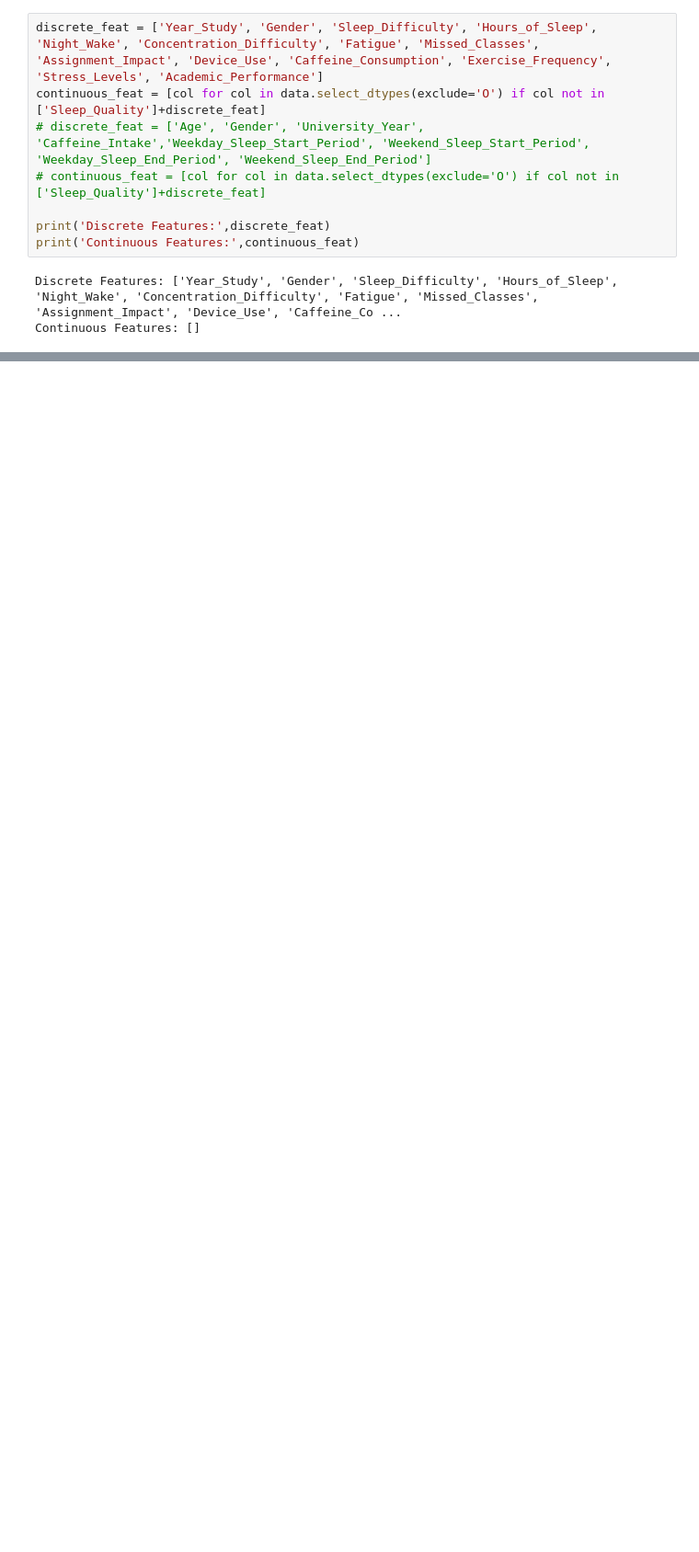
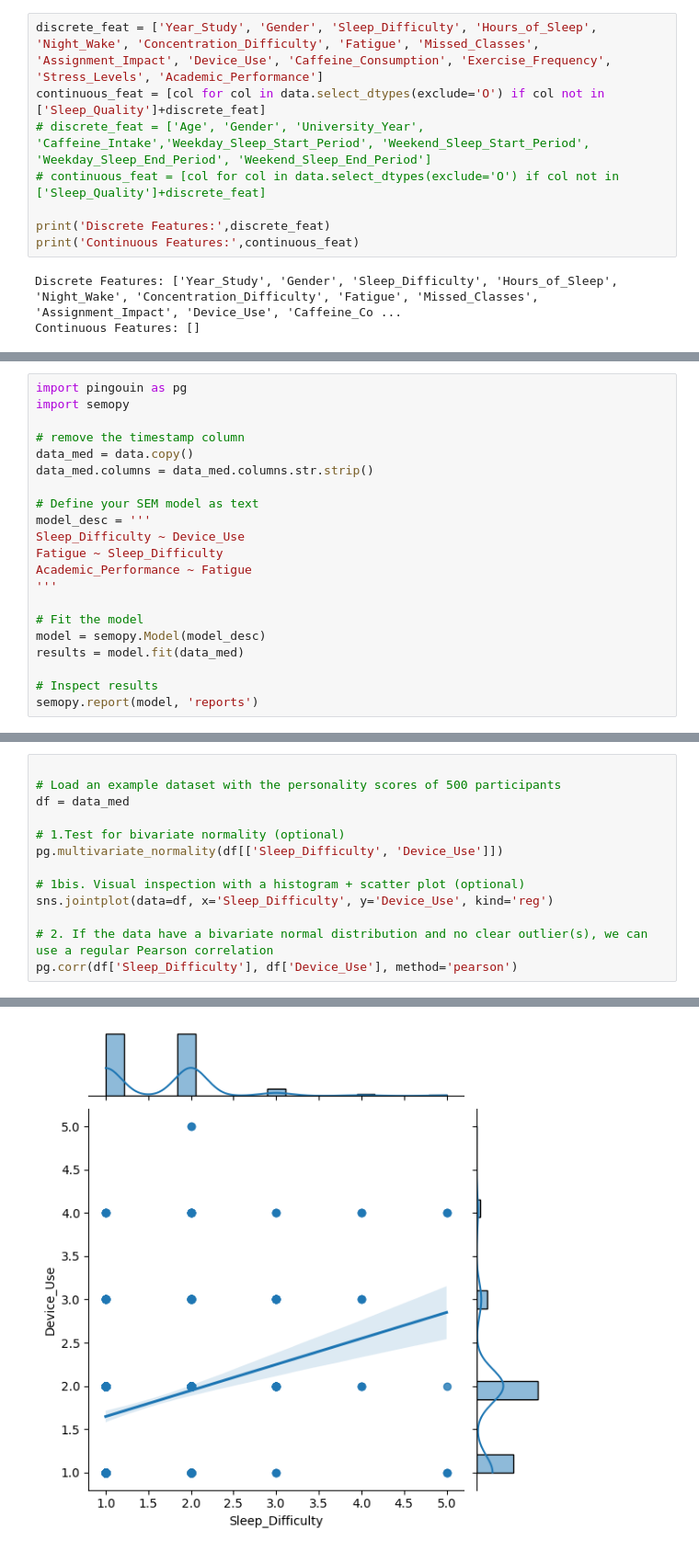
Before and after one commit to fefei69/ECE143WIN_TEAM1, a Jupyter notebook: new_dataset.ipynb, the cells around one changed output, grey strips where cells are left out. Shown at 92% size. Saved outputs shown, nothing was run; the diff lists cells and outputs as text; blank space fills up the shorter version.

```diff
--- a/new_dataset.ipynb
+++ b/new_dataset.ipynb
@@ -365,0 +416,21 @@ sns.barplot(data=imp_df,x='Importance',y=imp_df.index,palette='viridis')
+# %%
+import pingouin as pg
+import semopy
+
+# remove the timestamp column
+data_med = data.copy()
+data_med.columns = data_med.columns.str.strip()
+
+# Define your SEM model as text
+model_desc = '''
+Sleep_Difficulty ~ Device_Use
+Fatigue ~ Sleep_Difficulty
+Academic_Performance ~ Fatigue
+'''
+
+# Fit the model
+model = semopy.Model(model_desc)
+results = model.fit(data_med)
+
+# Inspect results
+semopy.report(model, 'reports')
@@ -365,0 +447,14 @@ sns.barplot(data=imp_df,x='Importance',y=imp_df.index,palette='viridis')
+# %%
+
+# Load an example dataset with the personality scores of 500 participants
+df = data_med
+
+# 1.Test for bivariate normality (optional)
+pg.multivariate_normality(df[['Sleep_Difficulty', 'Device_Use']])
+
+# 1bis. Visual inspection with a histogram + scatter plot (optional)
+sns.jointplot(data=df, x='Sleep_Difficulty', y='Device_Use', kind='reg')
+
+# 2. If the data have a bivariate normal distribution and no clear outlier(s), we can use a regular Pearson correlation
+pg.corr(df['Sleep_Difficulty'], df['Device_Use'], method='pearson')
+# %% [output]
@@ -365,0 +463 @@ sns.barplot(data=imp_df,x='Importance',y=imp_df.index,palette='viridis')
+[figure, added]
```
Also changed, not shown: parts of 11 cells of this notebook.
